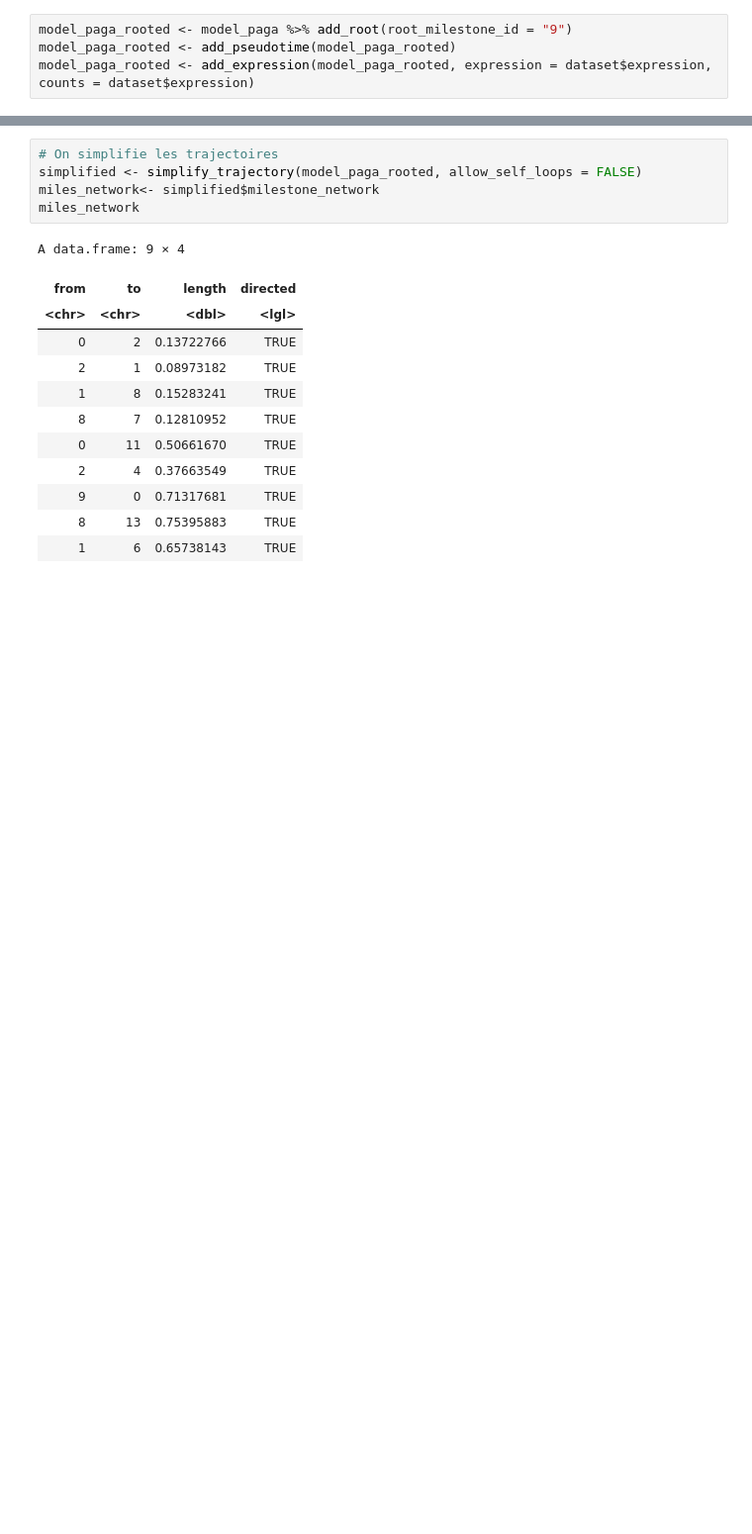
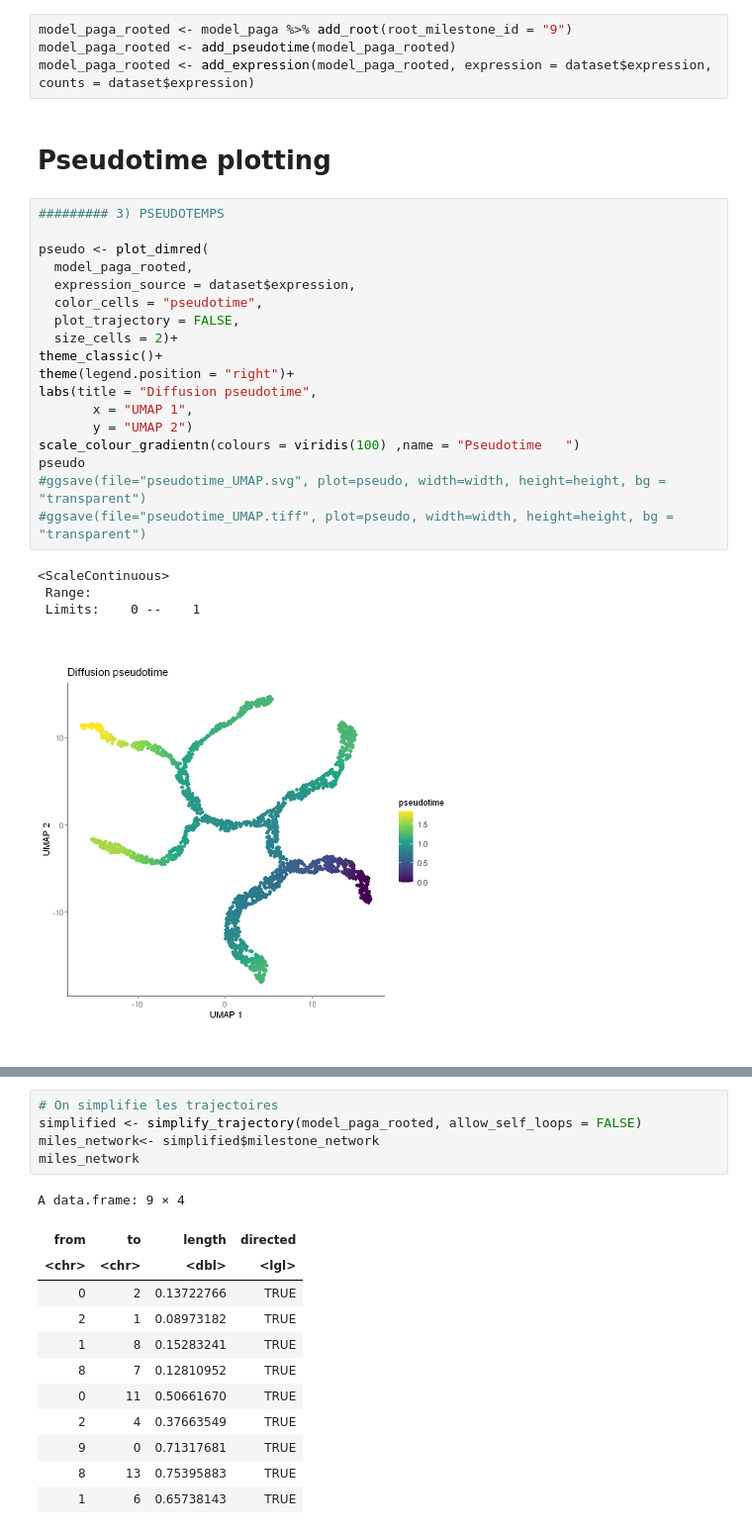
Before and after one commit to Bio-data-tricks/scRaman, a Jupyter notebook: Artificial_dataset/Dynverse artificial .ipynb, the cells around one changed output, grey strips where cells are left out. Shown at 99% size. Drawn from its saved outputs; the diff is of its cells as text; blank space fills up the shorter version.

```diff
--- a/Artificial_dataset/Dynverse artificial .ipynb
+++ b/Artificial_dataset/Dynverse artificial .ipynb
@@ -136,4 +156,29 @@ c
 model_paga_rooted <- model_paga %>% add_root(root_milestone_id = "9")
 model_paga_rooted <- add_pseudotime(model_paga_rooted)
 model_paga_rooted <- add_expression(model_paga_rooted, expression = dataset$expression, counts = dataset$expression)
+# %% [markdown]
+# Pseudotime plotting
+# %%
+######### 3) PSEUDOTEMPS
+
+pseudo <- plot_dimred(
+  model_paga_rooted,
+  expression_source = dataset$expression,
+  color_cells = "pseudotime",
+  plot_trajectory = FALSE,
+  size_cells = 2)+
+theme_classic()+
+theme(legend.position = "right")+
+labs(title = "Diffusion pseudotime",
+       x = "UMAP 1",
+       y = "UMAP 2")
+scale_colour_gradientn(colours = viridis(100) ,name = "Pseudotime   ")
+pseudo
+#ggsave(file="pseudotime_UMAP.svg", plot=pseudo, width=width, height=height, bg = "transparent")
+#ggsave(file="pseudotime_UMAP.tiff", plot=pseudo, width=width, height=height, bg = "transparent")
+# %% [output]
+<ScaleContinuous>
+ Range:
+ Limits:    0 --    1
+[figure, added]
 # %%
```
Also changed, not shown: parts of 51 cells of this notebook.
